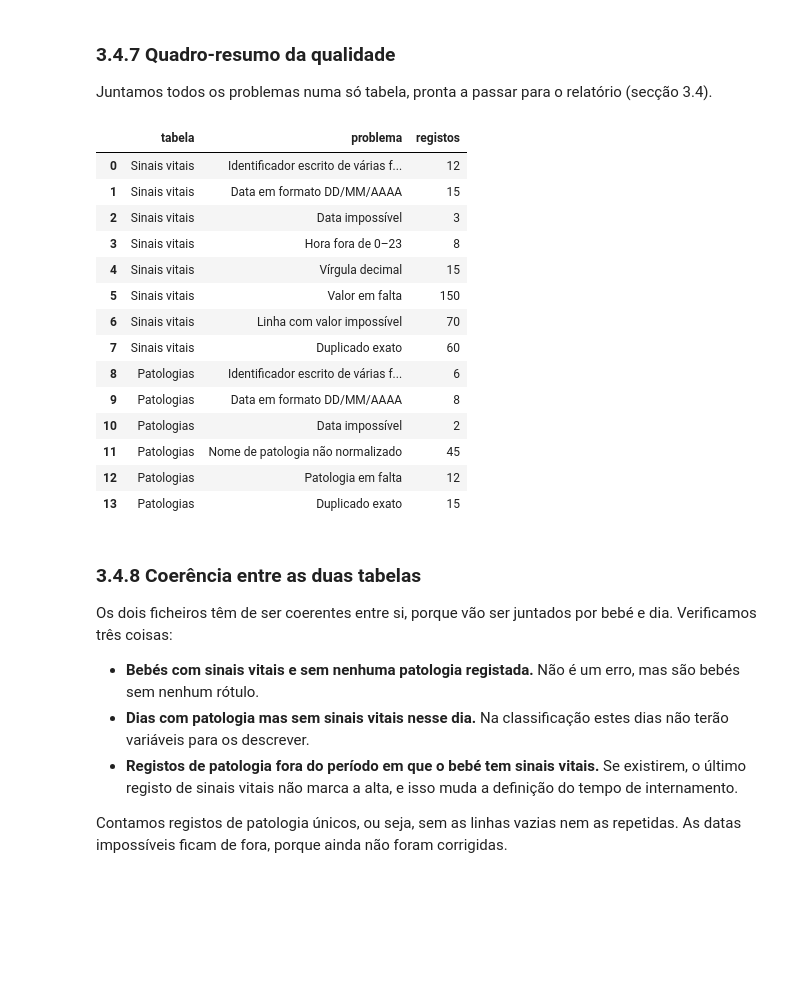
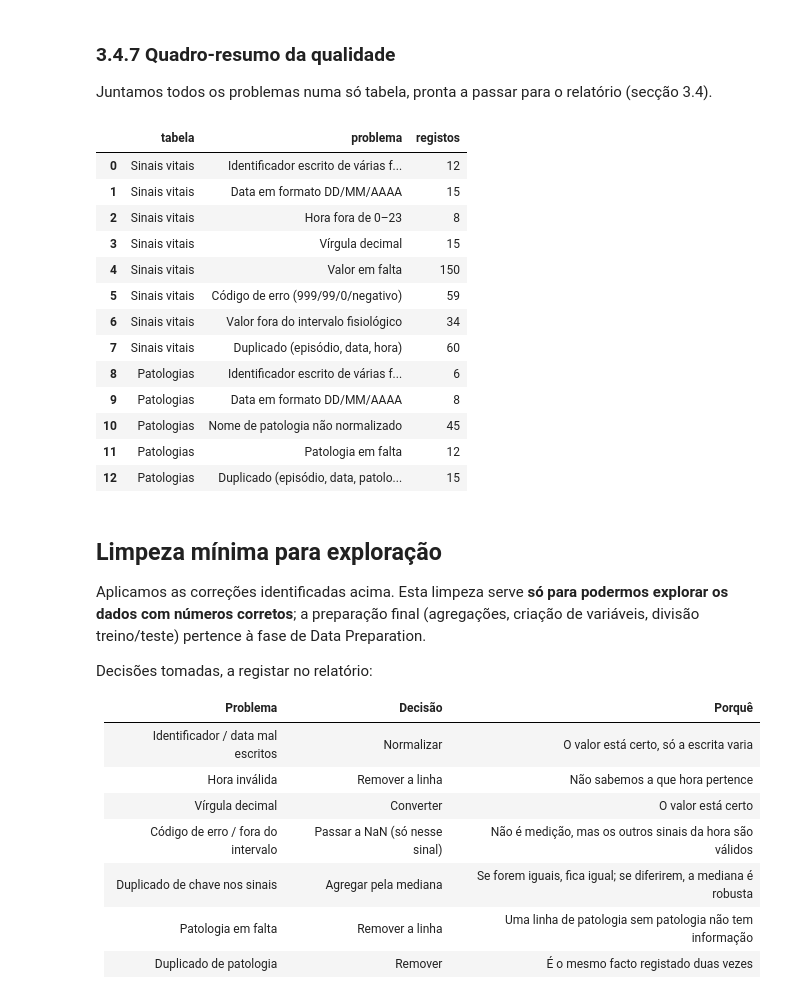
Before and after one commit to jorgelopes25/ProjetoAASE, a Jupyter notebook: data_understanding_neonatal.ipynb, the cells around one changed output. Cells and saved outputs as stored; diff of their text form; code cells hidden in the pictures; blank space fills up the shorter version.

```diff
--- a/notebooks/01_data_understanding.ipynb
+++ b/data_understanding_neonatal.ipynb
@@ -255,24 +269,24 @@ def para_numero(s):
     # Troca vírgula por ponto e converte para número
     return pd.to_numeric(s.str.strip().str.replace(",", ".", regex=False), errors="coerce")
 
+CODIGOS_ERRO = [999, 99, 0, -1]   # marcadores típicos de "sem leitura" nos monitores
+
 linhas = []
-impossivel = pd.DataFrame(index=vit_raw.index)
 for c in SINAIS:
     bruto = vit_raw[c]
     num = para_numero(bruto)
     lo, hi = LIMITES[c]
-    impossivel[c] = num.notna() & ~num.between(lo, hi)     # medido mas fora dos limites
+    codigo = num.isin(CODIGOS_ERRO) | (num < 0)
+    fora = ~num.between(lo, hi) & num.notna() & ~codigo
     linhas.append({
         "sinal": c,
         "em_falta": bruto.isna().sum(),
-        "%_em_falta": round(bruto.isna().mean() * 100, 2),
         "virgula_decimal": bruto.str.contains(",", na=False).sum(),
-        "valores_impossiveis": impossivel[c].sum(),
-        "exemplos": sorted(num[impossivel[c]].unique().tolist()),
+        "codigo_erro (999/99/0/negativo)": codigo.sum(),
+        "fora_do_intervalo": fora.sum(),
+        "exemplos_fora": sorted(num[fora].unique().tolist())[:8],
         "intervalo_aceite": f"[{lo}, {hi}]",
     })
 qualidade_sinais = pd.DataFrame(linhas).set_index("sinal")
 display(qualidade_sinais)
-n_linhas_imp = impossivel.any(axis=1).sum()
-print(f"Linhas com pelo menos um valor impossível: {n_linhas_imp} ({n_linhas_imp / len(vit_raw):.2%})")
 # %% [output]
@@ -392,46 +405,50 @@ Juntamos todos os problemas numa só tabela, pronta a passar para o relatório (
 # %%
 resumo_qualidade = pd.DataFrame([
     ("Sinais vitais", "Identificador escrito de várias formas", (vit_raw["episodio"] != normalizar_episodio(vit_raw["episodio"])).sum()),
     ("Sinais vitais", "Data em formato DD/MM/AAAA",             (formato_data(vit_raw["data"].str.strip()) == "DD/MM/AAAA").sum()),
-    ("Sinais vitais", "Data impossível",                        converter_data(vit_raw["data"]).isna().sum()),
     ("Sinais vitais", "Hora fora de 0–23",                       hora_invalida.sum()),
     ("Sinais vitais", "Vírgula decimal",                         qualidade_sinais["virgula_decimal"].sum()),
     ("Sinais vitais", "Valor em falta",                          qualidade_sinais["em_falta"].sum()),
-    ("Sinais vitais", "Linha com valor impossível",              n_linhas_imp),
-    ("Sinais vitais", "Duplicado exato",                         vit_raw.duplicated().sum()),
+    ("Sinais vitais", "Código de erro (999/99/0/negativo)",      qualidade_sinais["codigo_erro (999/99/0/negativo)"].sum()),
+    ("Sinais vitais", "Valor fora do intervalo fisiológico",     qualidade_sinais["fora_do_intervalo"].sum()),
+    ("Sinais vitais", "Duplicado (episódio, data, hora)",        chave_vit.duplicated().sum()),
     ("Patologias",    "Identificador escrito de várias formas", (pat_raw["episodio"] != normalizar_episodio(pat_raw["episodio"])).sum()),
     ("Patologias",    "Data em formato DD/MM/AAAA",             (formato_data(pat_raw["data"].str.strip()) == "DD/MM/AAAA").sum()),
-    ("Patologias",    "Data impossível",                        converter_data(pat_raw["data"]).isna().sum()),
     ("Patologias",    "Nome de patologia não normalizado",      (pat_raw["patologia"].notna() & (pat_raw["patologia"] != pat_norm)).sum()),
     ("Patologias",    "Patologia em falta",                     pat_raw["patologia"].isna().sum()),
-    ("Patologias",    "Duplicado exato",                        pat_raw.duplicated().sum()),
+    ("Patologias",    "Duplicado (episódio, data, patologia)",  chave_pat.duplicated().sum()),
 ], columns=["tabela", "problema", "registos"])
 display(resumo_qualidade)
 resumo_qualidade.to_csv(OUT_DIR / "resumo_qualidade.csv", index=False)
 # %% [output]
 |  | tabela | problema | registos |
 | 0 | Sinais vitais | Identificador escrito de várias f... | 12 |
 | 1 | Sinais vitais | Data em formato DD/MM/AAAA | 15 |
-| 2 | Sinais vitais | Data impossível | 3 |
-| 3 | Sinais vitais | Hora fora de 0–23 | 8 |
-| 4 | Sinais vitais | Vírgula decimal | 15 |
-| 5 | Sinais vitais | Valor em falta | 150 |
-| 6 | Sinais vitais | Linha com valor impossível | 70 |
-| 7 | Sinais vitais | Duplicado exato | 60 |
+| 2 | Sinais vitais | Hora fora de 0–23 | 8 |
+| 3 | Sinais vitais | Vírgula decimal | 15 |
+| 4 | Sinais vitais | Valor em falta | 150 |
+| 5 | Sinais vitais | Código de erro (999/99/0/negativo) | 59 |
+| 6 | Sinais vitais | Valor fora do intervalo fisiológico | 34 |
+| 7 | Sinais vitais | Duplicado (episódio, data, hora) | 60 |
 | 8 | Patologias | Identificador escrito de várias f... | 6 |
 | 9 | Patologias | Data em formato DD/MM/AAAA | 8 |
-| 10 | Patologias | Data impossível | 2 |
-| 11 | Patologias | Nome de patologia não normalizado | 45 |
-| 12 | Patologias | Patologia em falta | 12 |
-| 13 | Patologias | Duplicado exato | 15 |
+| 10 | Patologias | Nome de patologia não normalizado | 45 |
+| 11 | Patologias | Patologia em falta | 12 |
+| 12 | Patologias | Duplicado (episódio, data, patolo... | 15 |
 # %% [markdown]
-### 3.4.8 Coerência entre as duas tabelas
+## Limpeza mínima para exploração
 
-Os dois ficheiros têm de ser coerentes entre si, porque vão ser juntados por bebé e dia. Verificamos três coisas:
+Aplicamos as correções identificadas acima. Esta limpeza serve **só para podermos explorar os dados com números corretos**; a preparação final (agregações, criação de variáveis, divisão treino/teste) pertence à fase de Data Preparation.
 
-- **Bebés com sinais vitais e sem nenhuma patologia registada.** Não é um erro, mas são bebés sem nenhum rótulo.
-- **Dias com patologia mas sem sinais vitais nesse dia.** Na classificação estes dias não terão variáveis para os descrever.
-- **Registos de patologia fora do período em que o bebé tem sinais vitais.** Se existirem, o último registo de sinais vitais não marca a alta, e isso muda a definição do tempo de internamento.
+Decisões tomadas, a registar no relatório:
 
-Contamos registos de patologia únicos, ou seja, sem as linhas vazias nem as repetidas. As datas impossíveis ficam de fora, porque ainda não foram corrigidas.
+| Problema | Decisão | Porquê |
+|---|---|---|
+| Identificador / data mal escritos | Normalizar | O valor está certo, só a escrita varia |
+| Hora inválida | Remover a linha | Não sabemos a que hora pertence |
+| Vírgula decimal | Converter | O valor está certo |
+| Código de erro / fora do intervalo | Passar a NaN (só nesse sinal) | Não é medição, mas os outros sinais da hora são válidos |
+| Duplicado de chave nos sinais | Agregar pela mediana | Se forem iguais, fica igual; se diferirem, a mediana é robusta |
+| Patologia em falta | Remover a linha | Uma linha de patologia sem patologia não tem informação |
+| Duplicado de patologia | Remover | É o mesmo facto registado duas vezes |
 # %%
```
Also changed, not shown: parts of 35 cells of this notebook, 28 other files.
